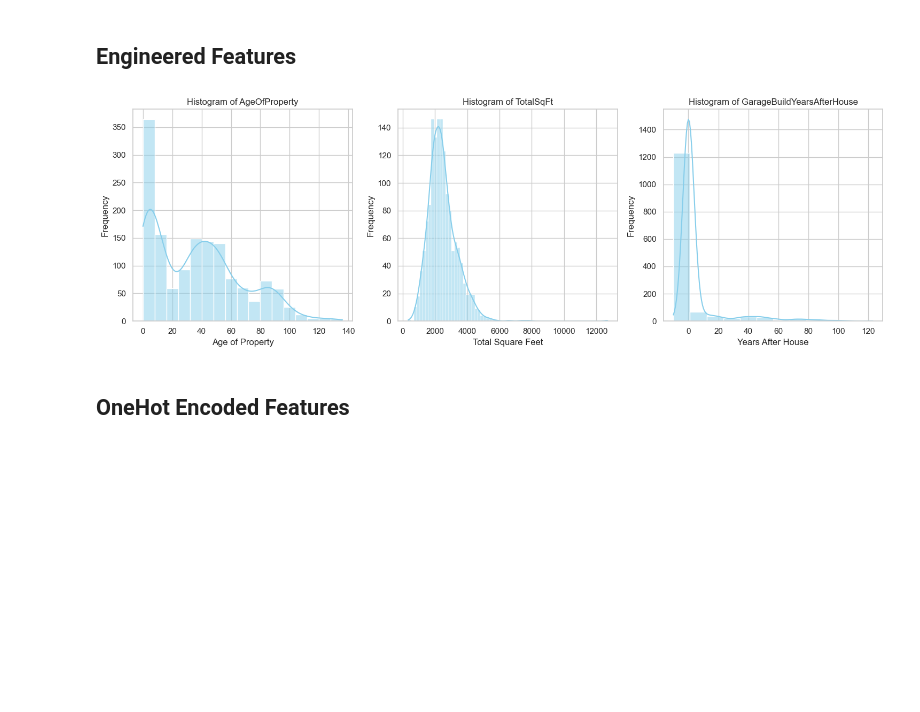
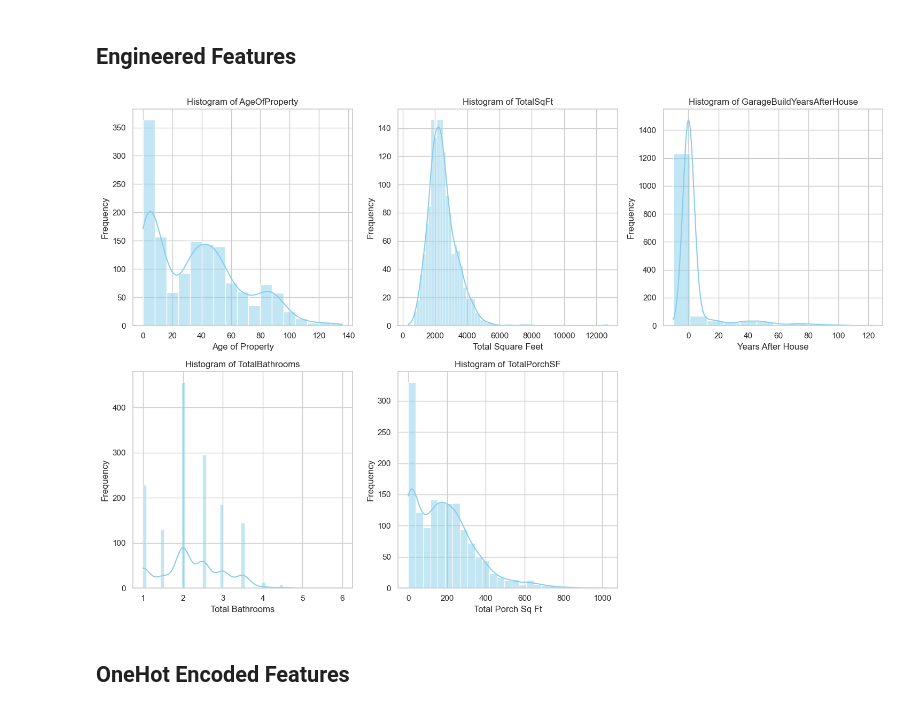
Before and after one commit to ksobczykR2DS/price-prediction, a Jupyter notebook: data_exploration.ipynb, the cells around one changed output. Saved outputs shown, nothing was run; the diff lists cells and outputs as text; code cells hidden in the pictures; blank space fills up the shorter version.

Commit message:
adding histograms,r2 interpretation and project conclusion

```diff
--- a/data_exploration.ipynb
+++ b/data_exploration.ipynb
@@ -99,35 +99,50 @@ df = _fill_missing_values(df=df)
 # %%
 df = _feature_engineering(df=df)
 # %%
-# Ustawienie stylu
+# Setting the style
 sns.set(style="whitegrid")
 
-# Tworzenie figury i osi
-fig, axs = plt.subplots(1, 3, figsize=(15, 5))
+# Creating figure and axes for 5 plots
+fig, axs = plt.subplots(2, 3, figsize=(15, 10))  # 2 rows, 3 columns
 
-# Histogram dla 'AgeOfProperty'
-sns.histplot(df['AgeOfProperty'], ax=axs[0], color='skyblue', kde=True)
-axs[0].set_title('Histogram of AgeOfProperty')
-axs[0].set_xlabel('Age of Property')
-axs[0].set_ylabel('Frequency')
+# Histogram for 'AgeOfProperty'
+sns.histplot(df['AgeOfProperty'], ax=axs[0, 0], color='skyblue', kde=True)
+axs[0, 0].set_title('Histogram of AgeOfProperty')
+axs[0, 0].set_xlabel('Age of Property')
+axs[0, 0].set_ylabel('Frequency')
 
-# Histogram dla 'TotalSqFt'
-sns.histplot(df['TotalSqFt'], ax=axs[1], color='skyblue', kde=True)
-axs[1].set_title('Histogram of TotalSqFt')
-axs[1].set_xlabel('Total Square Feet')
-axs[1].set_ylabel('Frequency')
+# Histogram for 'TotalSqFt'
+sns.histplot(df['TotalSqFt'], ax=axs[0, 1], color='skyblue', kde=True)
+axs[0, 1].set_title('Histogram of TotalSqFt')
+axs[0, 1].set_xlabel('Total Square Feet')
+axs[0, 1].set_ylabel('Frequency')
 
-# Histogram dla 'GarageBuildYearsAfterHouse'
-sns.histplot(df['GarageBuildYearsAfterHouse'], ax=axs[2], color='skyblue', kde=True)
-axs[2].set_title('Histogram of GarageBuildYearsAfterHouse')
-axs[2].set_xlabel('Years After House')
-axs[2].set_ylabel('Frequency')
+# Histogram for 'GarageBuildYearsAfterHouse'
+sns.histplot(df['GarageBuildYearsAfterHouse'], ax=axs[0, 2], color='skyblue', kde=True)
+axs[0, 2].set_title('Histogram of GarageBuildYearsAfterHouse')
+axs[0, 2].set_xlabel('Years After House')
+axs[0, 2].set_ylabel('Frequency')
 
-# Wyświetlenie wykresów
+# Histogram for 'TotalBathrooms'
+sns.histplot(df['TotalBathrooms'], ax=axs[1, 0], color='skyblue', kde=True)
+axs[1, 0].set_title('Histogram of TotalBathrooms')
+axs[1, 0].set_xlabel('Total Bathrooms')
+axs[1, 0].set_ylabel('Frequency')
+
+# Histogram for 'TotalPorchSF'
+sns.histplot(df['TotalPorchSF'], ax=axs[1, 1], color='skyblue', kde=True)
+axs[1, 1].set_title('Histogram of TotalPorchSF')
+axs[1, 1].set_xlabel('Total Porch Sq Ft')
+axs[1, 1].set_ylabel('Frequency')
+
+# Możesz ukryć ostatnią pustą os, jeśli chcesz
+axs[1, 2].axis('off')
+
+# Displaying the plots
 plt.tight_layout()
 plt.show()
 # %% [output]
-[figure, old version]
+[figure, new version]
 # %% [markdown]
 ## OneHot Encoded Features
 # %%
```
Also changed, not shown: parts of 5 cells of this notebook, 1 other file.
